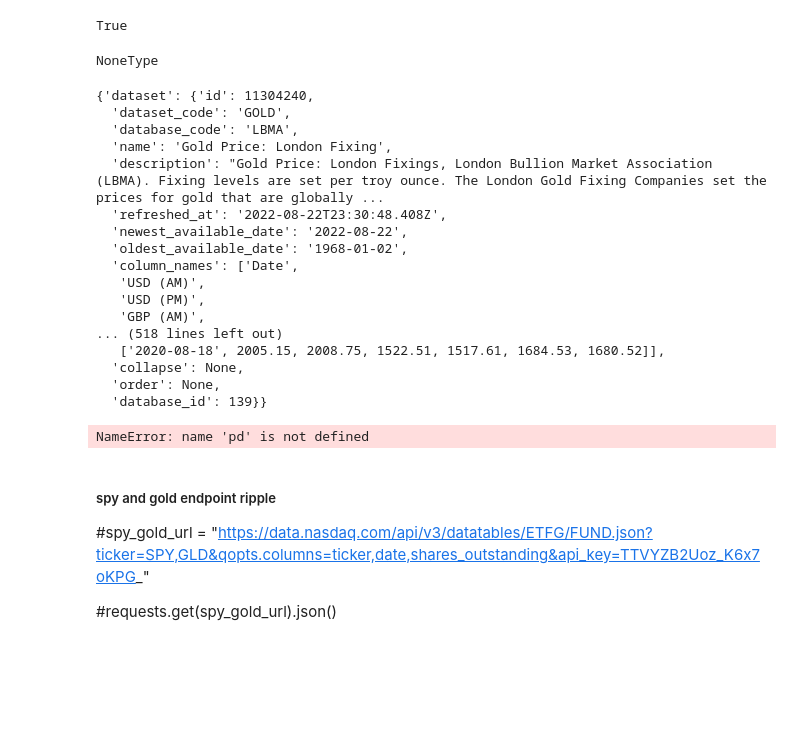
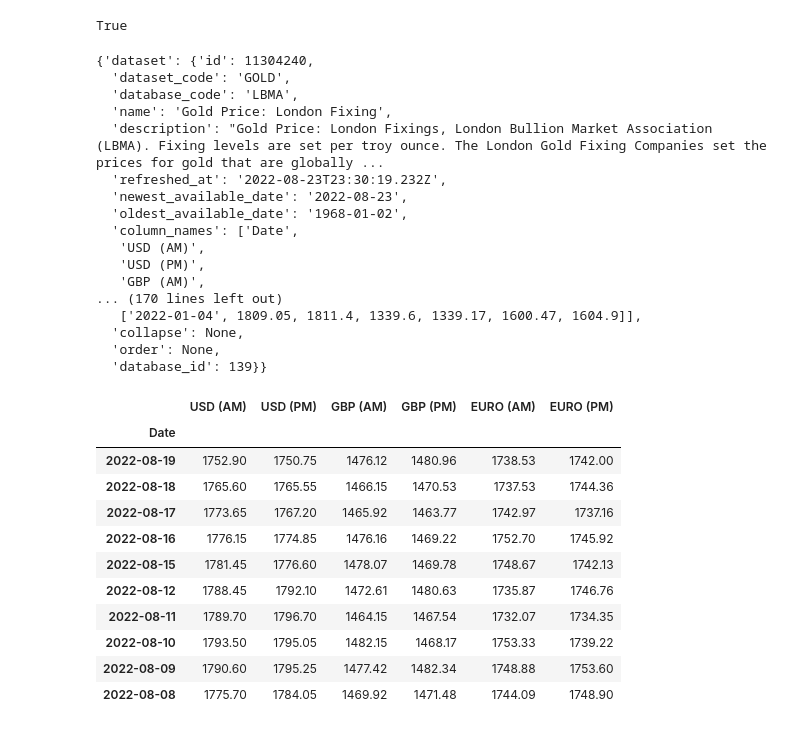
Before and after one commit to jpqt/Financial-Application, a Jupyter notebook: api request/nasdaq-lmba-gold.ipynb, the cells around one changed output. Cells and saved outputs as stored; diff of their text form; code cells hidden in the pictures; blank space fills up the shorter version.

Commit message:
gold update

```diff
--- a/api request/nasdaq-lmba-gold.ipynb
+++ b/api request/nasdaq-lmba-gold.ipynb
@@ -22,11 +24,6 @@ import matplotlib.pyplot as plt
 load_dotenv()
 # %% [output]
 True
-# %%
-nasdaq_api_key = os.getenv("nasdaq_api_key")
-type(nasdaq_api_key)
-# %% [output]
-NoneType
 # %%
 # Create `start_date` and `end_date` variables
 # Both should hold the same date of `2020-07-31`
@@ -45,40 +42,52 @@ response = requests.get("https://data.nasdaq.com/api/v3/datasets").json()
 #print(json.dumps(response, indent=4, sort_keys=True)) (maybe not this section)
 # %%
-# test
 #set the GOLD endpoint
 
-lmba_gold_url ="https://data.nasdaq.com/api/v3/datasets/LBMA/GOLD?start_date=2020-08-18&end_date=2022-08-22&api_key=Mwi4EGHuLPX4L1CEfouP"
+lmba_gold_url ="https://data.nasdaq.com/api/v3/datasets/LBMA/GOLD?start_date=2022-01-01&end_date=2022-08-22&api_key=Mwi4EGHuLPX4L1CEfouP"
+
 requests.get(lmba_gold_url).json()
-# requests.get("LBMA/GOLD",rows=5)
 # %% [output]
 {'dataset': {'id': 11304240,
   'dataset_code': 'GOLD',
   'database_code': 'LBMA',
   'name': 'Gold Price: London Fixing',
   'description': "Gold Price: London Fixings, London Bullion Market Association (LBMA). Fixing levels are set per troy ounce. The London Gold Fixing Companies set the prices for gold that are globally ...
-  'refreshed_at': '2022-08-22T23:30:48.408Z',
-  'newest_available_date': '2022-08-22',
+  'refreshed_at': '2022-08-23T23:30:19.232Z',
+  'newest_available_date': '2022-08-23',
   'oldest_available_date': '1968-01-02',
   'column_names': ['Date',
    'USD (AM)',
    'USD (PM)',
    'GBP (AM)',
-... (518 lines left out)
-   ['2020-08-18', 2005.15, 2008.75, 1522.51, 1517.61, 1684.53, 1680.52]],
+... (170 lines left out)
+   ['2022-01-04', 1809.05, 1811.4, 1339.6, 1339.17, 1600.47, 1604.9]],
   'collapse': None,
   'order': None,
   'database_id': 139}}
 # %%
+## Using the read_csv function and Path module, create a DataFrame
+# import information from "LBMAGOLD.csv"
+lmba_gold_csv = Path("../Resources/LBMAGOLD.csv")
+
 lmba_gold_df = pd.read_csv(
-    Path("../Resources/LBMAGOLD.csv")
-).dropna()
+    lmba_gold_csv,
+    index_col='Date',
+    infer_datetime_format=True,
+    parse_dates=True)
 
-display(lmba_gold_df.head(10))
-display(lmba_gold_df.tail(10))
+#review the first 10 and last 10 rows.
+
+lmba_gold_df.head(10)
 # %% [output]
-NameError: name 'pd' is not defined
+|  | USD (AM) | USD (PM) | GBP (AM) | GBP (PM) | EURO (AM) | EURO (PM) |
+| Date |  |  |  |  |  |  |
+| 2022-08-19 | 1752.90 | 1750.75 | 1476.12 | 1480.96 | 1738.53 | 1742.00 |
+| 2022-08-18 | 1765.60 | 1765.55 | 1466.15 | 1470.53 | 1737.53 | 1744.36 |
+| 2022-08-17 | 1773.65 | 1767.20 | 1465.92 | 1463.77 | 1742.97 | 1737.16 |
+| 2022-08-16 | 1776.15 | 1774.85 | 1476.16 | 1469.22 | 1752.70 | 1745.92 |
+| 2022-08-15 | 1781.45 | 1776.60 | 1478.07 | 1469.78 | 1748.67 | 1742.13 |
+| 2022-08-12 | 1788.45 | 1792.10 | 1472.61 | 1480.63 | 1735.87 | 1746.76 |
+| 2022-08-11 | 1789.70 | 1796.70 | 1464.15 | 1467.54 | 1732.07 | 1734.35 |
+| 2022-08-10 | 1793.50 | 1795.05 | 1482.15 | 1468.17 | 1753.33 | 1739.22 |
+| 2022-08-09 | 1790.60 | 1795.25 | 1477.42 | 1482.34 | 1748.88 | 1753.60 |
+| 2022-08-08 | 1775.70 | 1784.05 | 1469.92 | 1471.48 | 1744.09 | 1748.90 |
-# %% [markdown]
-##### spy and gold endpoint ripple
-#spy_gold_url = "https://data.nasdaq.com/api/v3/datatables/ETFG/FUND.json?ticker=SPY,GLD&qopts.columns=ticker,date,shares_outstanding&api_key=TTVYZB2Uoz_K6x7oKPG_"
-
-#requests.get(spy_gold_url).json()
```
Also changed, not shown: parts of 7 cells of this notebook.
